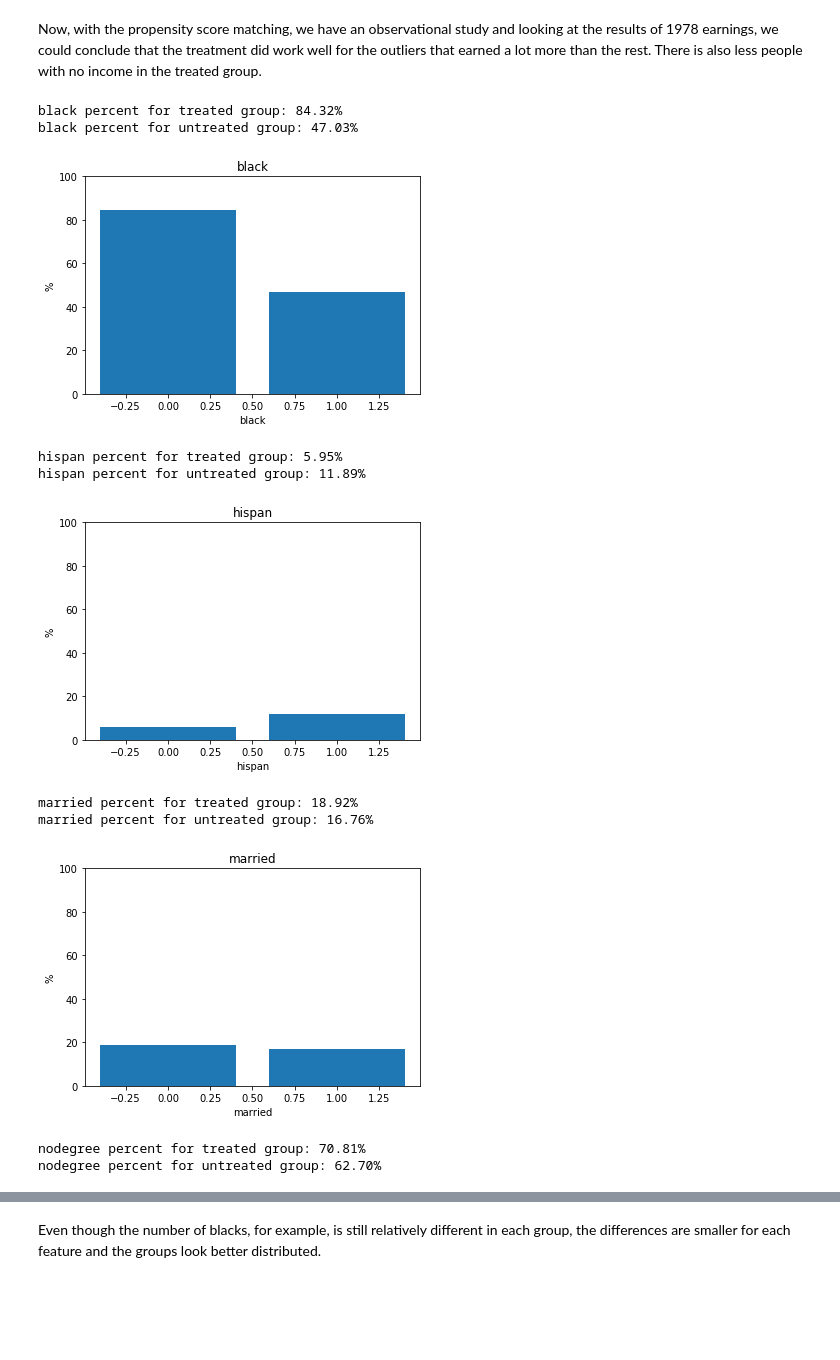
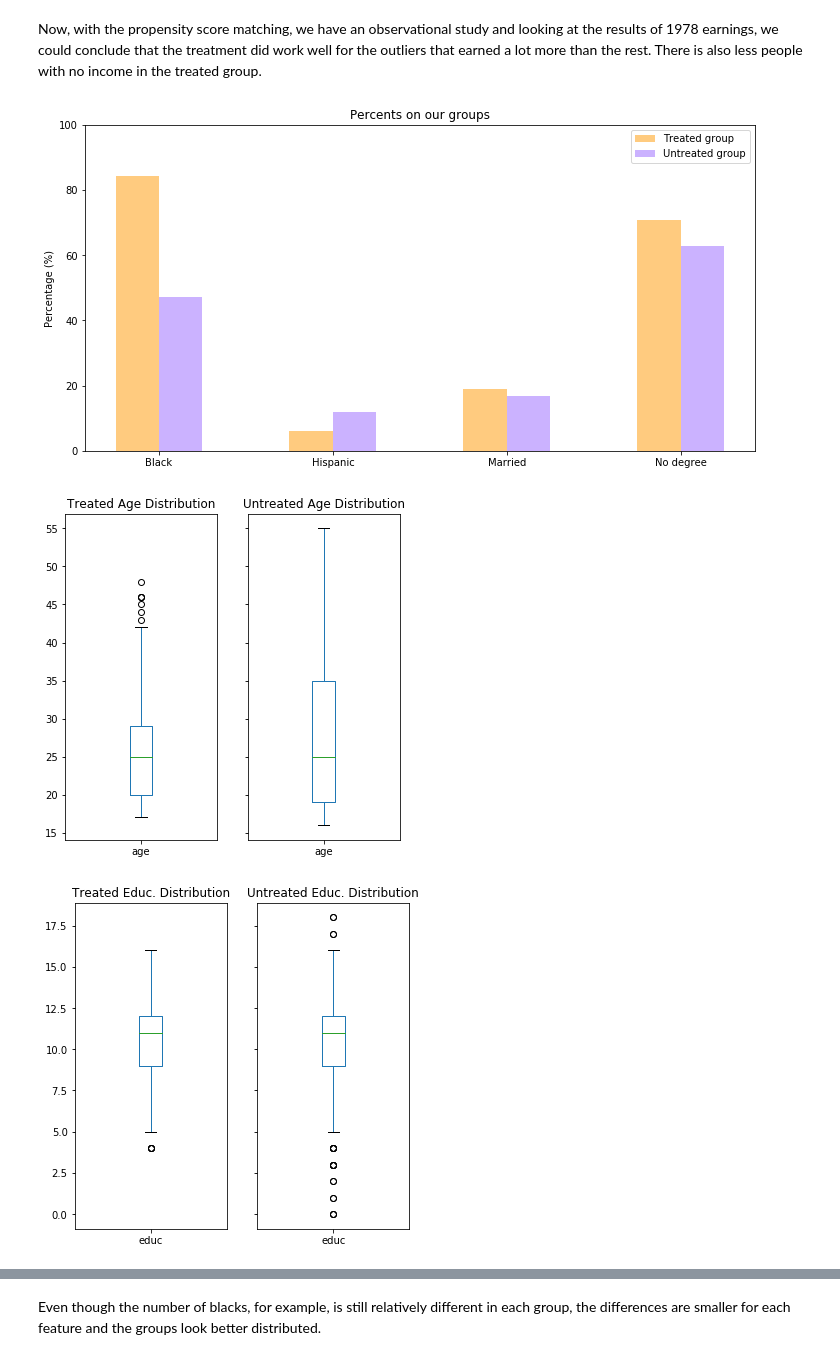
Before and after one commit to csbenz/ada, a Jupyter notebook: 04 - Applied ML/hw4.ipynb, the cells around one changed output, grey strips where cells are left out. Cells and saved outputs as stored; diff of their text form; code cells hidden in the pictures; blank space fills up the shorter version.

```diff
--- a/04 - Applied ML/hw4.ipynb
+++ b/04 - Applied ML/hw4.ipynb
@@ -348,22 +354,13 @@ draw_hists(matched_treated_group, matched_untreated_group, 'subjects - 1978 real
 # %% [markdown]
 Now, with the propensity score matching, we have an observational study and looking at the results of 1978 earnings, we could conclude that the treatment did work well for the outliers that earned a lot more than the rest. There is also less people with no income in the treated group.
 # %%
-features_to_compare = ['black', 'hispan', 'married', 'nodegree']
-[percentage_comparison(matched_treated_group, matched_untreated_group, f) for f in features_to_compare]
+plot_cat_features(matched_treated_group, matched_untreated_group)
 
 drawBoxPlot(matched_treated_group, matched_untreated_group, 'Age Distribution', 'age')
 drawBoxPlot(matched_treated_group, matched_untreated_group, 'Educ. Distribution', 'educ')
 drawBoxPlot(matched_treated_group, matched_untreated_group, 'RE 1974 Distribution', 're74')
 drawBoxPlot(matched_treated_group, matched_untreated_group, 'RE 1975 Distribution', 're75')
 # %% [output]
-black percent for treated group: 84.32%
-black percent for untreated group: 47.03%
-[figure, old version]
+[figure, new version]
-hispan percent for treated group: 5.95%
-hispan percent for untreated group: 11.89%
-[figure, old version]
+[figure, new version]
-married percent for treated group: 18.92%
-married percent for untreated group: 16.76%
-[figure, old version]
+[figure, new version]
-nodegree percent for treated group: 70.81%
-nodegree percent for untreated group: 62.70%
```
Also changed, not shown: parts of 23 cells of this notebook.
